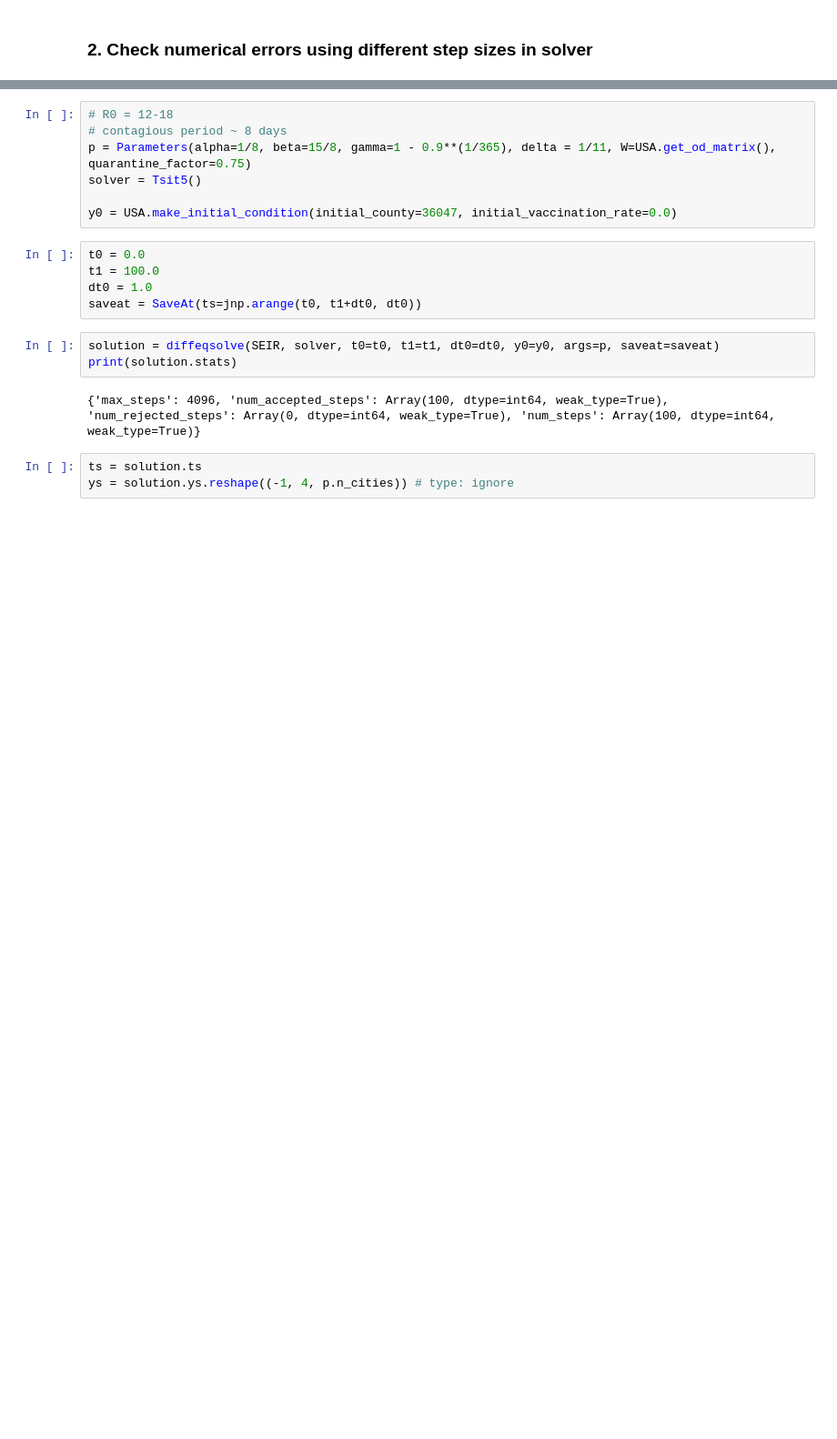
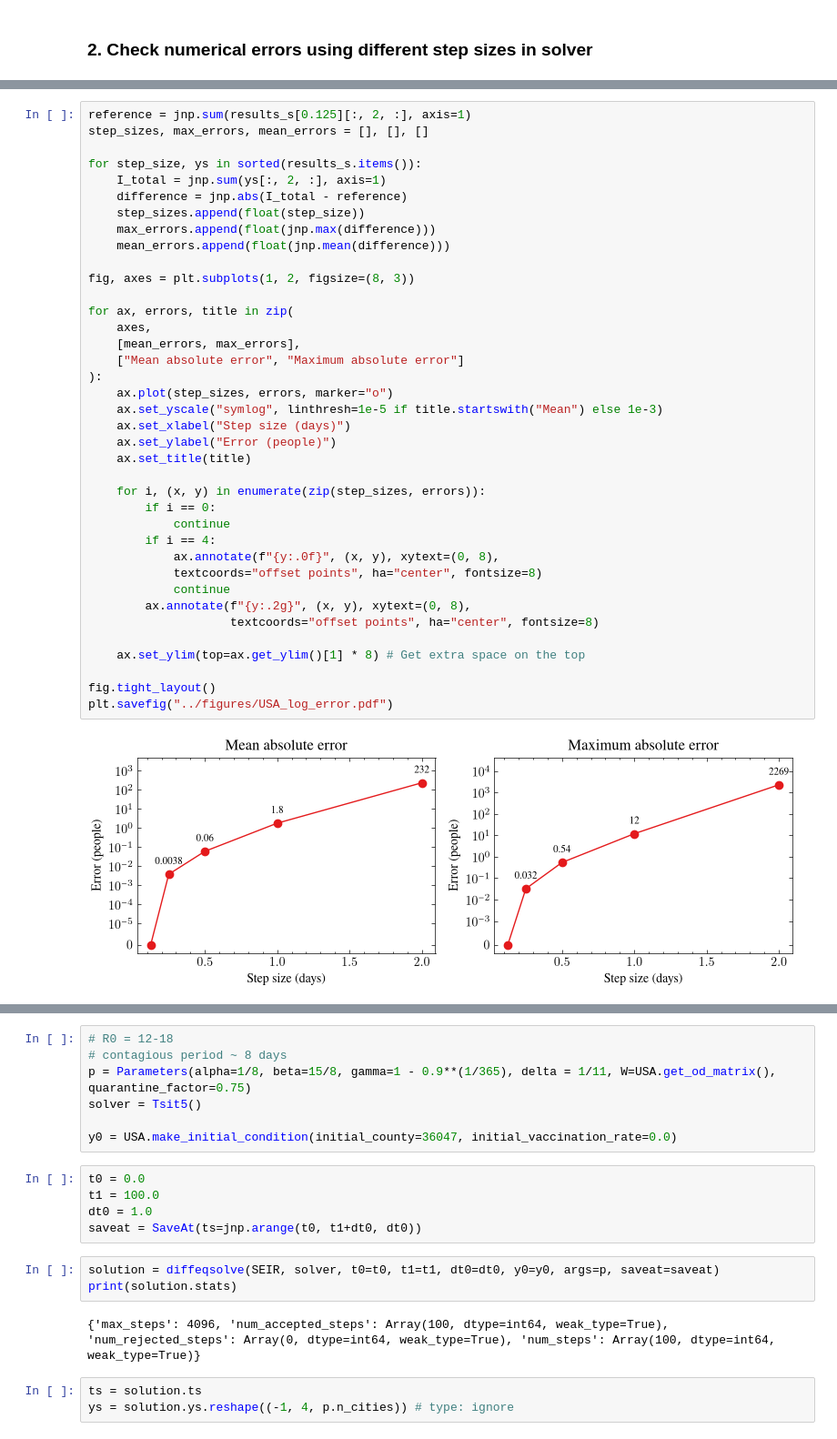
Before and after one commit to AndreaRaaschou/BERN01, a Jupyter notebook: disease_project/andrea/main_usa.ipynb, the cells around one changed output, grey strips where cells are left out. Shown at 91% size. Drawn from its saved outputs; the diff is of its cells as text; blank space fills up the shorter version.

```diff
--- a/disease_project/andrea/main_usa.ipynb
+++ b/disease_project/andrea/main_usa.ipynb
@@ -242,3 +247,43 @@ Ration of biggest error (error/total): 0.00000685
+# %%
+reference = jnp.sum(results_s[0.125][:, 2, :], axis=1)
+step_sizes, max_errors, mean_errors = [], [], []
+
+for step_size, ys in sorted(results_s.items()):
+    I_total = jnp.sum(ys[:, 2, :], axis=1)
+    difference = jnp.abs(I_total - reference)
+    step_sizes.append(float(step_size))
+    max_errors.append(float(jnp.max(difference)))
+    mean_errors.append(float(jnp.mean(difference)))
+
+fig, axes = plt.subplots(1, 2, figsize=(8, 3))
+
+for ax, errors, title in zip(
+    axes,
+    [mean_errors, max_errors],
+    ["Mean absolute error", "Maximum absolute error"]
+):
+    ax.plot(step_sizes, errors, marker="o")
+    ax.set_yscale("symlog", linthresh=1e-5 if title.startswith("Mean") else 1e-3)
+    ax.set_xlabel("Step size (days)")
+    ax.set_ylabel("Error (people)")
+    ax.set_title(title)
+
+    for i, (x, y) in enumerate(zip(step_sizes, errors)):
+        if i == 0:
+            continue
+        if i == 4:
+            ax.annotate(f"{y:.0f}", (x, y), xytext=(0, 8),
+            textcoords="offset points", ha="center", fontsize=8)
+            continue
+        ax.annotate(f"{y:.2g}", (x, y), xytext=(0, 8),
+                    textcoords="offset points", ha="center", fontsize=8)
+
+    ax.set_ylim(top=ax.get_ylim()[1] * 8) # Get extra space on the top
+
+fig.tight_layout()
+plt.savefig("../figures/USA_log_error.pdf")
+# %% [output]
+[figure, added]
 # %%
 # Looking at one randomly chosen county
 county_index = np.random.randint(results_s[0.125].shape[2])
```
Also changed, not shown: parts of 17 cells of this notebook, 8 other files.
